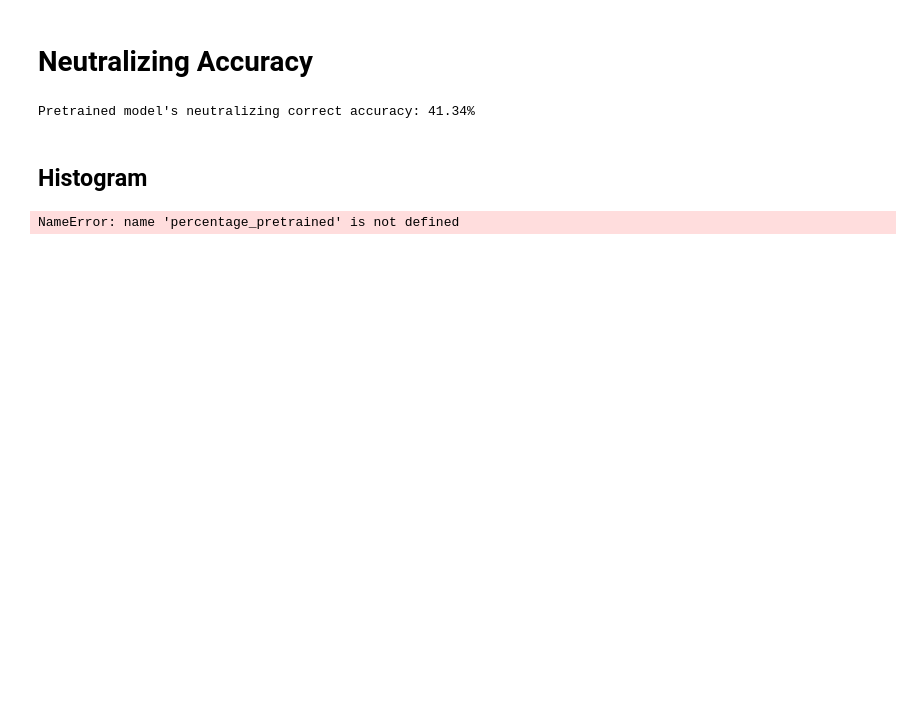
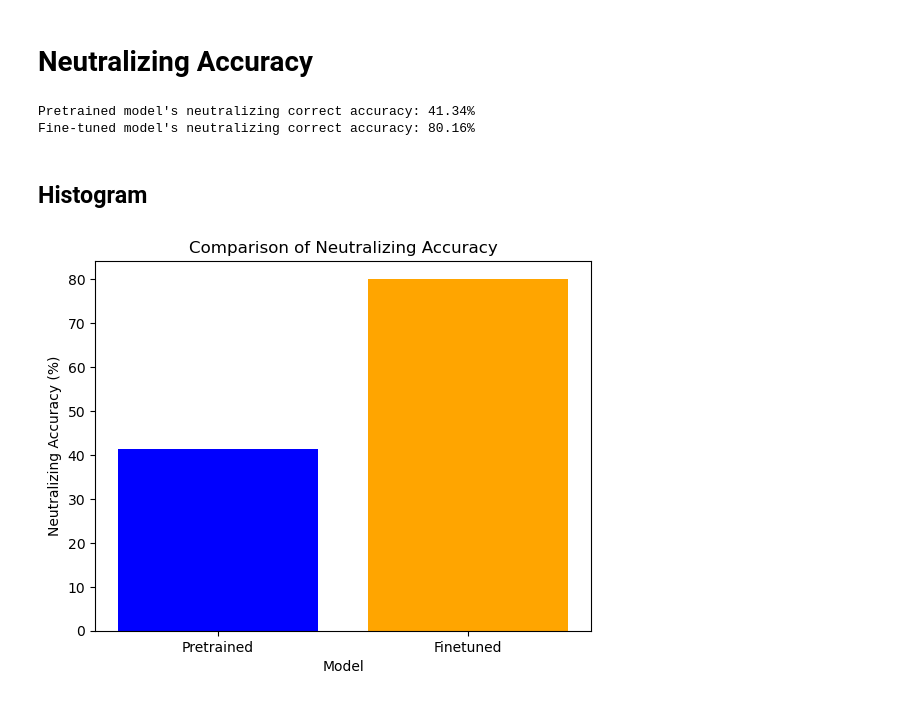
Before and after one commit to Xiangyu-Lou/Bias-Detection-Neutralization, a Jupyter notebook: evaluation.ipynb, the cells around one changed output. Cells and saved outputs as stored; diff of their text form; code cells hidden in the pictures; blank space fills up the shorter version.

```diff
--- a/evaluation.ipynb
+++ b/evaluation.ipynb
@@ -426,25 +427,26 @@ plt.show()
 # Neutralizing Accuracy
 # %%
 df_pretrained = pd.read_csv(pretrained_result)
-# df_finetuned = pd.read_csv('finetuned_result')
+df_finetuned = pd.read_csv(finetuned_result)
 
 percentage_pretrained = (df_pretrained['Human judgment label (1 represents successful removal of bias, 0 represents failure of neutralization)'] == 1).mean() * 100
-# percentage_finetuned = (df_finetuned['Human judgment label (1 represents successful removal of bias, 0 represents failure of neutralization)'] == 1).mean() * 100
+percentage_finetuned = (df_finetuned['Human judgment label (1 represents successful removal of bias, 0 represents failure of neutralization)'] == 1).mean() * 100
 
 print(f"Pretrained model's neutralizing correct accuracy: {percentage_pretrained:.2f}%")
-# print(f"Fine-tuned model's neutralizing correct accuracy: {percentage_finetuned:.2f}%")
+print(f"Fine-tuned model's neutralizing correct accuracy: {percentage_finetuned:.2f}%")
 # %% [output]
 Pretrained model's neutralizing correct accuracy: 41.34%
+Fine-tuned model's neutralizing correct accuracy: 80.16%
 # %% [markdown]
 ## Histogram
 # %%
 labels = ['Pretrained', 'Finetuned']
 percentages = [percentage_pretrained, percentage_finetuned]
 
-plt.bar(labels, percentages, color=['blue', 'green'])
+plt.bar(labels, percentages, color=['blue', 'orange'])
 plt.xlabel('Model')
 plt.ylabel('Neutralizing Accuracy (%)')
 plt.title('Comparison of Neutralizing Accuracy')
 plt.show()
 # %% [output]
-NameError: name 'percentage_pretrained' is not defined
+[figure, added]
```
Also changed, not shown: parts of 1 cell of this notebook, 4 other files.
